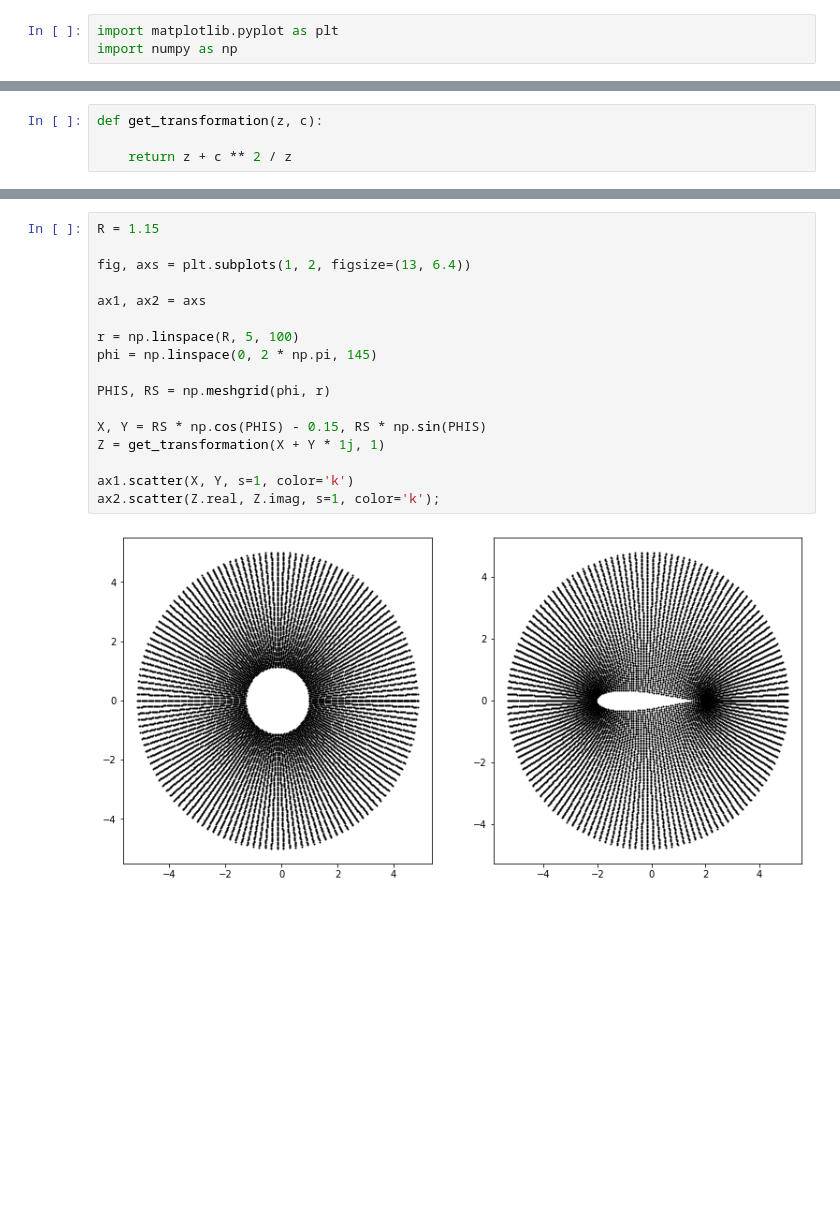
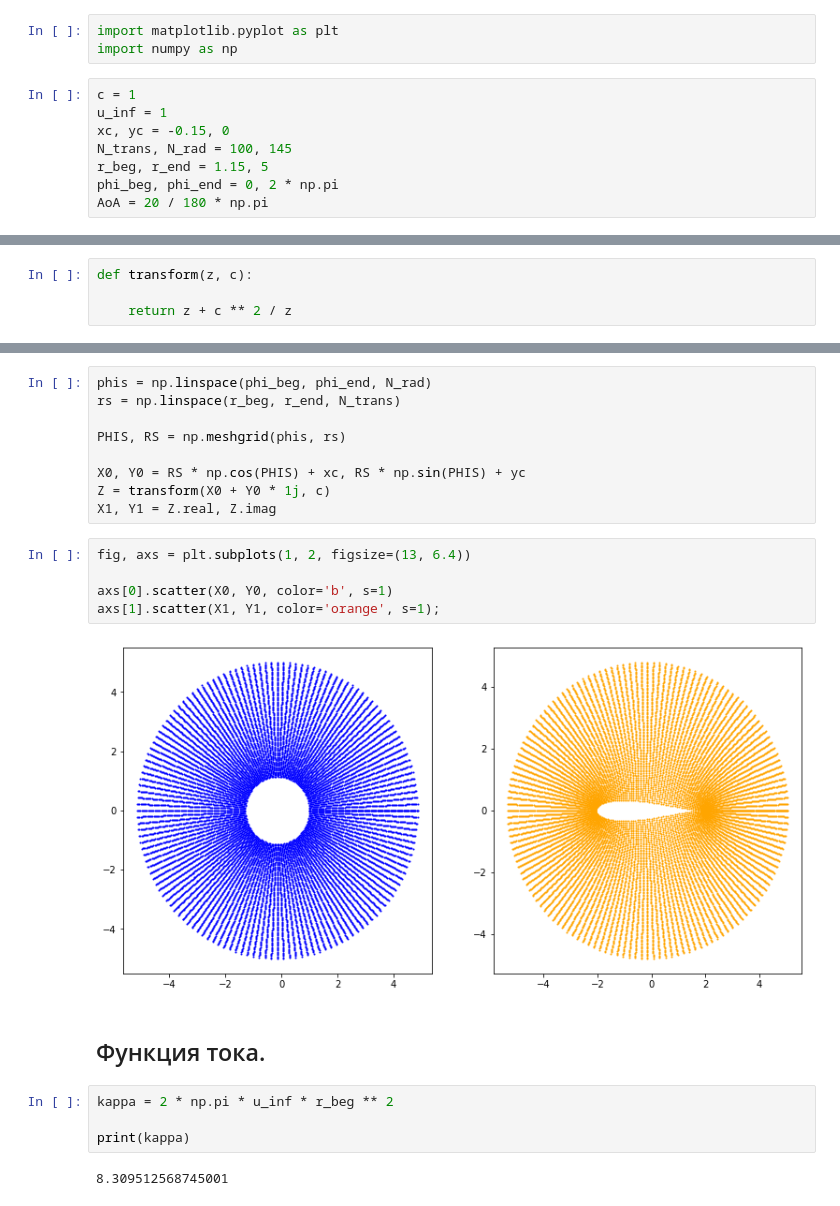
Before and after one commit to EvgrafovMichail/AeroHomeworks, a Jupyter notebook: 6lesson_homework/draft.ipynb, the cells around one changed output, grey strips where cells are left out. Saved outputs shown, nothing was run; the diff lists cells and outputs as text; blank space fills up the shorter version.

```diff
--- a/6lesson_homework/draft.ipynb
+++ b/6lesson_homework/draft.ipynb
@@ -1,3 +1,11 @@
 # %%
 import matplotlib.pyplot as plt
 import numpy as np
+# %%
+c = 1
+u_inf = 1
+xc, yc = -0.15, 0
+N_trans, N_rad = 100, 145
+r_beg, r_end = 1.15, 5
+phi_beg, phi_end = 0, 2 * np.pi
+AoA = 20 / 180 * np.pi
@@ -4,4 +14,4 @@ import numpy as np
 # %%
-def get_transformation(z, c):
+def transform(z, c):
 
     return z + c ** 2 / z
@@ -32,19 +18,24 @@ ax.grid()
-# %%
-R = 1.15
-
-fig, axs = plt.subplots(1, 2, figsize=(13, 6.4))
-
-ax1, ax2 = axs
-
-r = np.linspace(R, 5, 100)
-phi = np.linspace(0, 2 * np.pi, 145)
-
-PHIS, RS = np.meshgrid(phi, r)
-
-X, Y = RS * np.cos(PHIS) - 0.15, RS * np.sin(PHIS)
-Z = get_transformation(X + Y * 1j, 1)
-
-ax1.scatter(X, Y, s=1, color='k')
-ax2.scatter(Z.real, Z.imag, s=1, color='k');
-# %% [output]
-[figure, removed]
+# %%
+phis = np.linspace(phi_beg, phi_end, N_rad)
+rs = np.linspace(r_beg, r_end, N_trans)
+
+PHIS, RS = np.meshgrid(phis, rs)
+
+X0, Y0 = RS * np.cos(PHIS) + xc, RS * np.sin(PHIS) + yc
+Z = transform(X0 + Y0 * 1j, c)
+X1, Y1 = Z.real, Z.imag
+# %%
+fig, axs = plt.subplots(1, 2, figsize=(13, 6.4))
+
+axs[0].scatter(X0, Y0, color='b', s=1)
+axs[1].scatter(X1, Y1, color='orange', s=1);
+# %% [output]
+[figure, added]
+# %% [markdown]
+## Функция тока.
+# %%
+kappa = 2 * np.pi * u_inf * r_beg ** 2
+
+print(kappa)
+# %% [output]
+8.309512568745001
```
Also changed, not shown: parts of 44 cells of this notebook.
